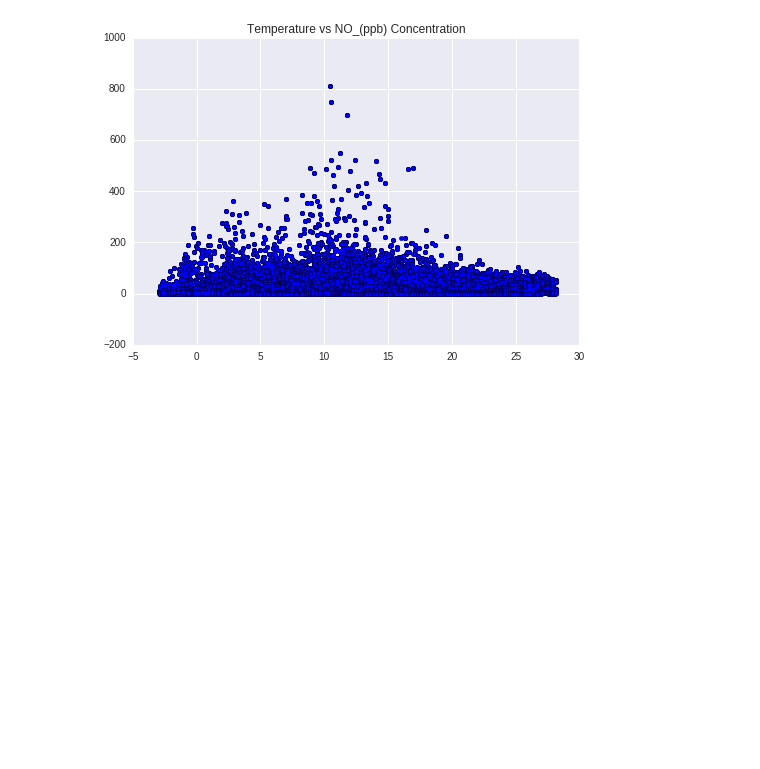
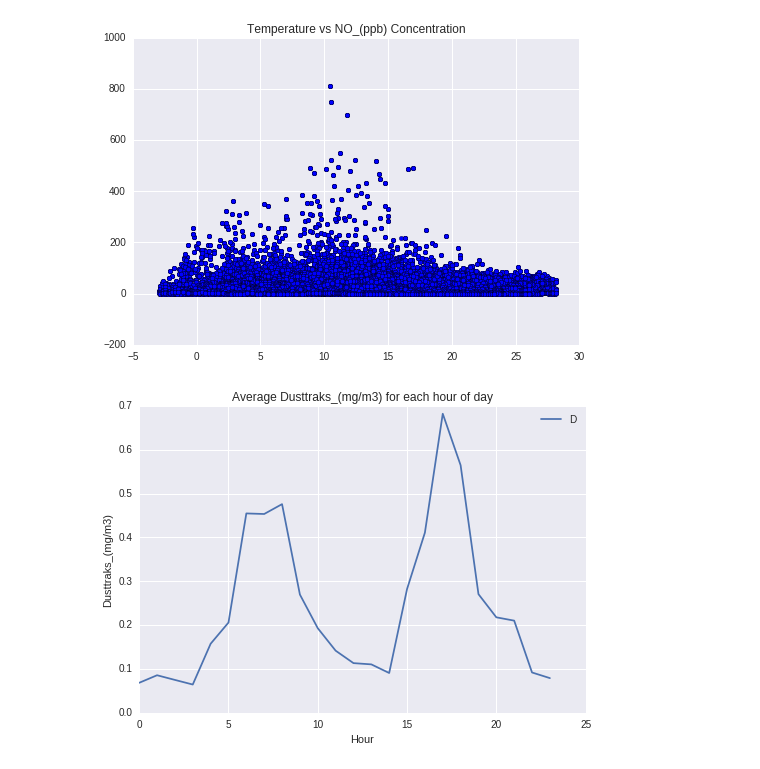
Before and after one commit to BrennaManning/DataScience2016FP, a Jupyter notebook: Beginnings.ipynb, the cells around one changed output. Drawn from its saved outputs; the diff is of its cells as text; code cells hidden in the pictures; blank space fills up the shorter version.

```diff
--- a/Beginnings.ipynb
+++ b/Beginnings.ipynb
@@ -111,0 +238,4 @@ scatter_temp_particles(df2, 'NO_(ppb)')
+# %%
+featurehourplot(df2, 'Dusttraks_(mg/m3)')
+# %% [output]
+[figure, added]
```
Also changed, not shown: parts of 10 cells of this notebook.
